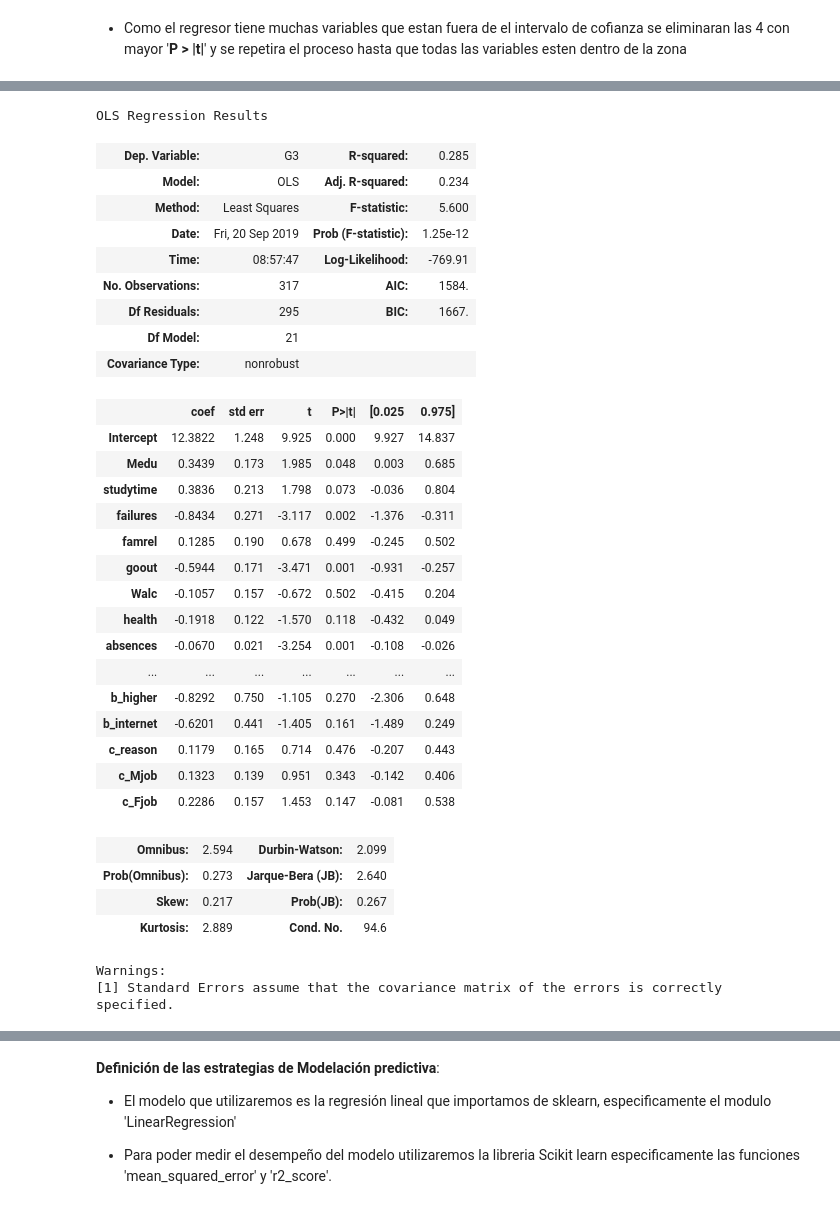
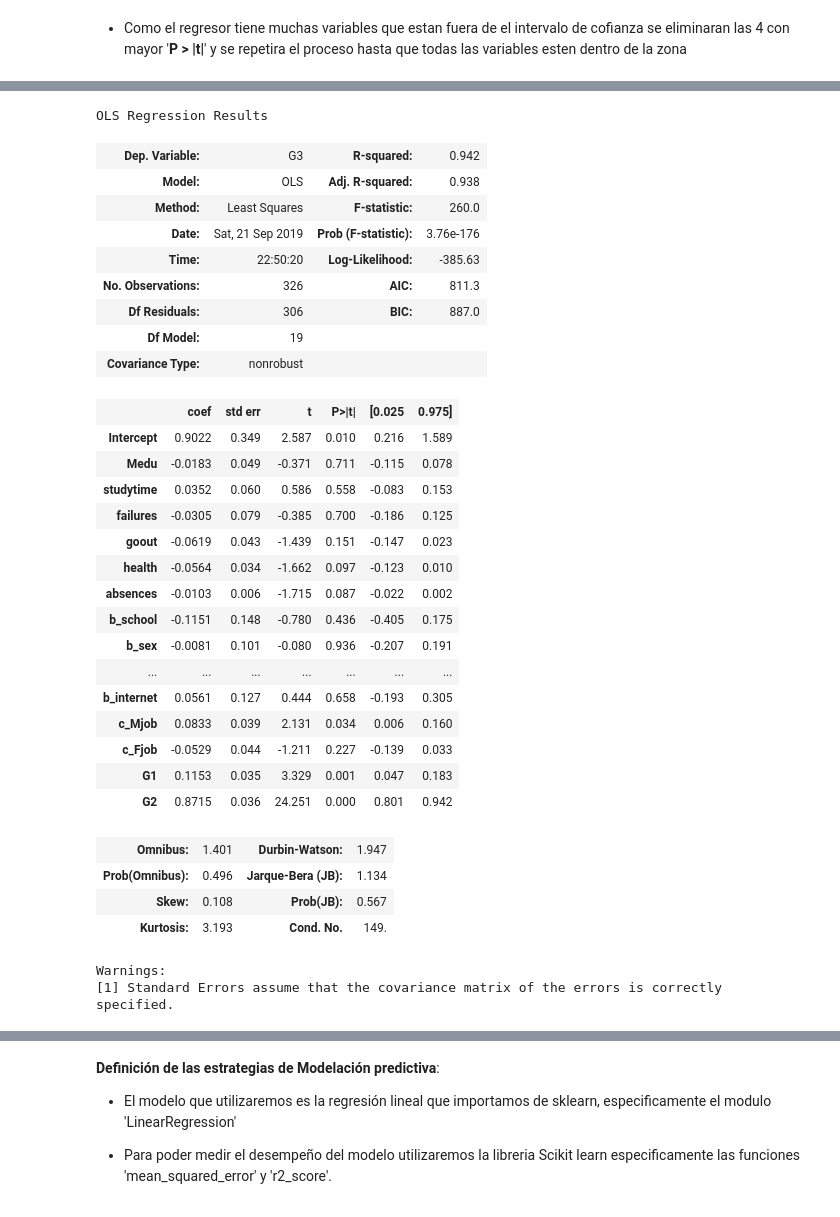
Before and after one commit to lporras/prueba-fundamentos-data-science, a Jupyter notebook: Desafio 2 Rendimiento escolar.ipynb, the cells around one changed output, grey strips where cells are left out. Cells and saved outputs as stored; diff of their text form; code cells hidden in the pictures.

```diff
--- a/Desafio 2 Rendimiento escolar.ipynb
+++ b/Desafio 2 Rendimiento escolar.ipynb
@@ -507,0 +507,5 @@ memory usage: 101.9+ KB
+# %%
+df['G2'] = df['G2'].astype('float')
+#G3 como tiene muchos promedios 0 por la perdida de datos estos seran remplazados por `Nan`
+df['G2'] = df['G2'].replace(0, np.nan)
+df.info()
@@ -818,41 +881,41 @@ OLS Regression Results
 Warnings:
 [1] Standard Errors assume that the covariance matrix of the errors is correctly specified.
 # %%
-#se elimina 'traveltime', 'b_Pstatus', 'Fedu' y 'b_activities'
-modelo = smf.ols('G3 ~ Medu + studytime + failures + famrel + goout + Walc + health + absences + b_school +b_sex + b_address + b_famsize + b_schoolsup + b_famsup + b_paid + b_nursery + b_higher + b_internet + c_reason + c_Mjob + c_Fjob ', data = df)
+#se elimina 'Walc', 'famrel', 'b_nursery' y 'c_reason'
+modelo = smf.ols('G3 ~ Medu + studytime + failures + goout + health + absences + b_school +b_sex + b_address + b_famsize + b_schoolsup + b_famsup + b_paid + b_higher + b_internet + c_Mjob + c_Fjob +  G1 + G2', data = df)
 modelo = modelo.fit()
 modelo.summary()
 # %% [output]
 OLS Regression Results
-| Dep. Variable: | G3 | R-squared: | 0.285 |
-| Model: | OLS | Adj. R-squared: | 0.234 |
-| Method: | Least Squares | F-statistic: | 5.600 |
-| Date: | Fri, 20 Sep 2019 | Prob (F-statistic): | 1.25e-12 |
-| Time: | 08:57:47 | Log-Likelihood: | -769.91 |
-| No. Observations: | 317 | AIC: | 1584. |
-| Df Residuals: | 295 | BIC: | 1667. |
-| Df Model: | 21 |  |  |
+| Dep. Variable: | G3 | R-squared: | 0.942 |
+| Model: | OLS | Adj. R-squared: | 0.938 |
+| Method: | Least Squares | F-statistic: | 260.0 |
+| Date: | Sat, 21 Sep 2019 | Prob (F-statistic): | 3.76e-176 |
+| Time: | 22:50:20 | Log-Likelihood: | -385.63 |
+| No. Observations: | 326 | AIC: | 811.3 |
+| Df Residuals: | 306 | BIC: | 887.0 |
+| Df Model: | 19 |  |  |
 | Covariance Type: | nonrobust |  |  |
 |  | coef | std err | t | P>|t| | [0.025 | 0.975] |
-| Intercept | 12.3822 | 1.248 | 9.925 | 0.000 | 9.927 | 14.837 |
-| Medu | 0.3439 | 0.173 | 1.985 | 0.048 | 0.003 | 0.685 |
-| studytime | 0.3836 | 0.213 | 1.798 | 0.073 | -0.036 | 0.804 |
-| failures | -0.8434 | 0.271 | -3.117 | 0.002 | -1.376 | -0.311 |
-| famrel | 0.1285 | 0.190 | 0.678 | 0.499 | -0.245 | 0.502 |
-| goout | -0.5944 | 0.171 | -3.471 | 0.001 | -0.931 | -0.257 |
-| Walc | -0.1057 | 0.157 | -0.672 | 0.502 | -0.415 | 0.204 |
-| health | -0.1918 | 0.122 | -1.570 | 0.118 | -0.432 | 0.049 |
-| absences | -0.0670 | 0.021 | -3.254 | 0.001 | -0.108 | -0.026 |
+| Intercept | 0.9022 | 0.349 | 2.587 | 0.010 | 0.216 | 1.589 |
+| Medu | -0.0183 | 0.049 | -0.371 | 0.711 | -0.115 | 0.078 |
+| studytime | 0.0352 | 0.060 | 0.586 | 0.558 | -0.083 | 0.153 |
+| failures | -0.0305 | 0.079 | -0.385 | 0.700 | -0.186 | 0.125 |
+| goout | -0.0619 | 0.043 | -1.439 | 0.151 | -0.147 | 0.023 |
+| health | -0.0564 | 0.034 | -1.662 | 0.097 | -0.123 | 0.010 |
+| absences | -0.0103 | 0.006 | -1.715 | 0.087 | -0.022 | 0.002 |
+| b_school | -0.1151 | 0.148 | -0.780 | 0.436 | -0.405 | 0.175 |
+| b_sex | -0.0081 | 0.101 | -0.080 | 0.936 | -0.207 | 0.191 |
 | ... | ... | ... | ... | ... | ... | ... |
-| b_higher | -0.8292 | 0.750 | -1.105 | 0.270 | -2.306 | 0.648 |
-| b_internet | -0.6201 | 0.441 | -1.405 | 0.161 | -1.489 | 0.249 |
-| c_reason | 0.1179 | 0.165 | 0.714 | 0.476 | -0.207 | 0.443 |
-| c_Mjob | 0.1323 | 0.139 | 0.951 | 0.343 | -0.142 | 0.406 |
-| c_Fjob | 0.2286 | 0.157 | 1.453 | 0.147 | -0.081 | 0.538 |
+| b_internet | 0.0561 | 0.127 | 0.444 | 0.658 | -0.193 | 0.305 |
+| c_Mjob | 0.0833 | 0.039 | 2.131 | 0.034 | 0.006 | 0.160 |
+| c_Fjob | -0.0529 | 0.044 | -1.211 | 0.227 | -0.139 | 0.033 |
+| G1 | 0.1153 | 0.035 | 3.329 | 0.001 | 0.047 | 0.183 |
+| G2 | 0.8715 | 0.036 | 24.251 | 0.000 | 0.801 | 0.942 |
-| Omnibus: | 2.594 | Durbin-Watson: | 2.099 |
-| Prob(Omnibus): | 0.273 | Jarque-Bera (JB): | 2.640 |
-| Skew: | 0.217 | Prob(JB): | 0.267 |
-| Kurtosis: | 2.889 | Cond. No. | 94.6 |
+| Omnibus: | 1.401 | Durbin-Watson: | 1.947 |
+| Prob(Omnibus): | 0.496 | Jarque-Bera (JB): | 1.134 |
+| Skew: | 0.108 | Prob(JB): | 0.567 |
+| Kurtosis: | 3.193 | Cond. No. | 149. |
 Warnings:
 [1] Standard Errors assume that the covariance matrix of the errors is correctly specified.
 # %%
```
Also changed, not shown: parts of 70 cells of this notebook.
